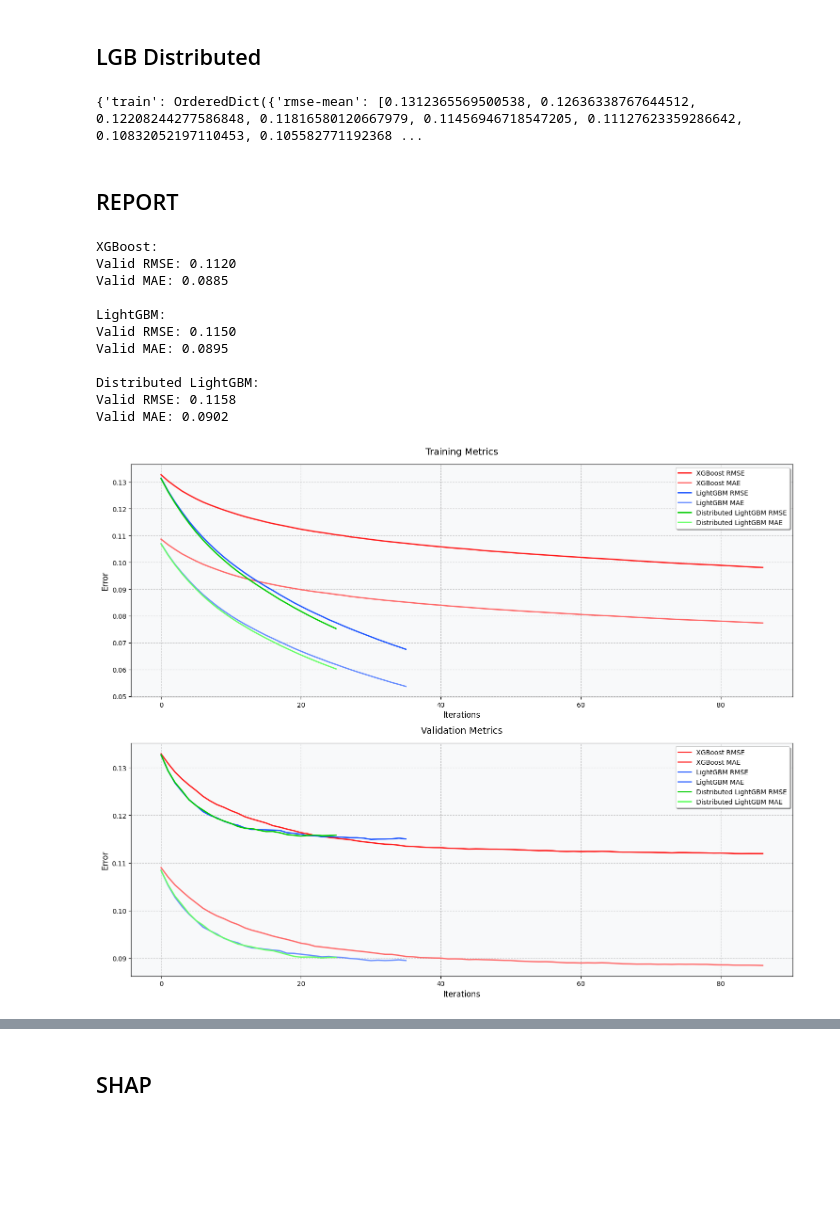
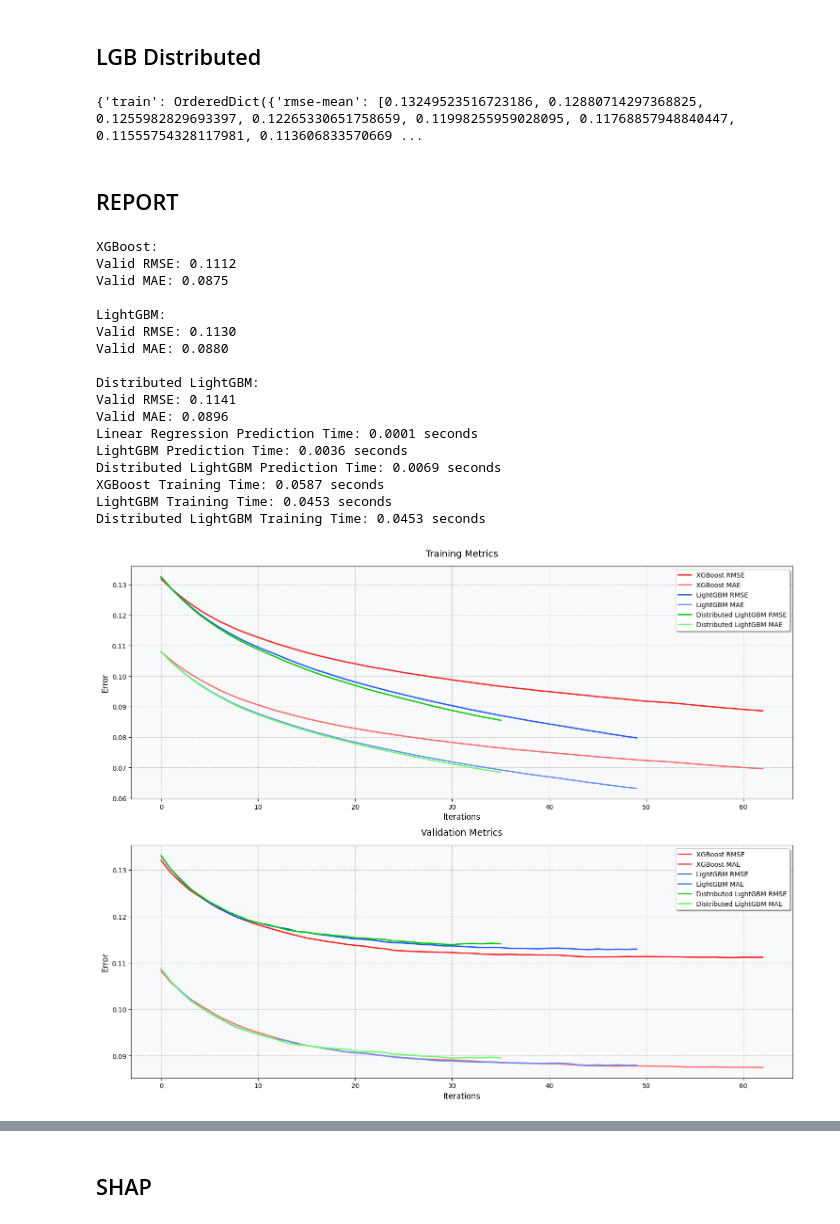
Before and after one commit to CommonDrum/Applied-AI, a Jupyter notebook: code.ipynb, the cells around one changed output, grey strips where cells are left out. Saved outputs shown, nothing was run; the diff lists cells and outputs as text; code cells hidden in the pictures; blank space fills up the shorter version.

```diff
--- a/code.ipynb
+++ b/code.ipynb
@@ -186,9 +196,9 @@ ValueError: Supported target types are: ('binary', 'multiclass'). Got 'continuou
 params = {
         'objective': 'regression',
         'metric': ['rmse', 'mae'],
-        'num_leaves': 20,
+        'num_leaves': 10,
         'learning_rate': 0.1,
-        'min_data_in_leaf': 5,
+        'min_data_in_leaf': 3,
         'bagging_freq': 5,
         'verbose': -1,
         # Distributed settings
@@ -197,6 +207,8 @@ params = {
         'force_row_wise': True
     }
 
+train_data = lgb.Dataset(X_train, label=y_train)
+validation_data = lgb.Dataset(X_test, label=y_test)
 
 
 # Store evaluation history
@@ -205,8 +217,16 @@ record_eval = lgb.record_evaluation(evals_result)
 early_stopping_callback = lgb.early_stopping(5, first_metric_only=False, verbose=False)
 
 
+stop_time_lgb = time.time()
+model_lgb_distributed = lgb.train(
+    params,
+    train_data,
+    valid_sets=[train_data, validation_data],
+    num_boost_round=100,
+    callbacks=[record_eval, early_stopping_callback]
+)
+stop_time_lgb = time.time()
 
-start_time_lgb = time.time()
 
 cv_results = lgb.cv(
     params,
@@ -219,8 +239,6 @@ cv_results = lgb.cv(
     seed=42
 )
 
-stop_time_lgb = time.time()
-
 print(evals_result)
 
 ############    Results    ############
@@ -232,7 +250,7 @@ lgb_train_mae_disributed = evals_result['train']['l1-mean']
 lgb_valid_rmse_disributed = evals_result['valid']['rmse-mean']
 lgb_valid_mae_disributed = evals_result['valid']['l1-mean']
 # %% [output]
-{'train': OrderedDict({'rmse-mean': [0.1312365569500538, 0.12636338767644512, 0.12208244277586848, 0.11816580120667979, 0.11456946718547205, 0.11127623359286642, 0.10832052197110453, 0.105582771192368 ...
+{'train': OrderedDict({'rmse-mean': [0.13249523516723186, 0.12880714297368825, 0.1255982829693397, 0.12265330651758659, 0.11998255959028095, 0.11768857948840447, 0.11555754328117981, 0.113606833570669 ...
 # %% [markdown]
 ## REPORT
 # %%
@@ -302,40 +320,75 @@ def print_final_values(metrics_dict):
         print(f"Valid RMSE: {metrics['valid_rmse'].iloc[-1]:.4f}")
         print(f"Valid MAE: {metrics['valid_mae'].iloc[-1]:.4f}")
 # %%
+# Ensure the feature names are consistent
+feature_names = X.columns
+
 # GBM provides different data types for metrics
 metrics_dict = {
     'XGBoost': {
         'train_rmse': pd.Series(gbm_rsme_train),
         'train_mae': pd.Series(gbm_mae_train),
         'valid_rmse': pd.Series(gbm_rsme),
         'valid_mae': pd.Series(gbm_mae)
     },
     'LightGBM': {
         'train_rmse': pd.Series(lgb_train_rmse),
         'train_mae': pd.Series(lgb_train_mae),
         'valid_rmse': pd.Series(lgb_valid_rmse),
         'valid_mae': pd.Series(lgb_valid_mae)
     },
     'Distributed LightGBM': {
         'train_rmse': pd.Series(lgb_train_rmse_disributed),
         'train_mae': pd.Series(lgb_train_mae_disributed),
         'valid_rmse': pd.Series(lgb_valid_rmse_disributed),
         'valid_mae': pd.Series(lgb_valid_mae_disributed)
     }
 }
 
 print_final_values(metrics_dict)
 plot_split_metrics(metrics_dict)
+
+# Report prediction time
+start_time = time.time()
+linear_predictions = linear_model.predict(X_test)
+stop_time = time.time()
+linear_pred_time = stop_time - start_time
+
+
+start_time = time.time()
+lgb_predictions = model_lgb.predict(X_test)
+stop_time = time.time()
+lgb_pred_time = stop_time - start_time
+
+start_time = time.time()
+lgb_predictions_distributed = model_lgb_distributed.predict(X_test)
+stop_time = time.time()
+lgb_pred_time_distributed = stop_time - start_time
+
+print(f"Linear Regression Prediction Time: {linear_pred_time:.4f} seconds")
+print(f"LightGBM Prediction Time: {lgb_pred_time:.4f} seconds")
+print(f"Distributed LightGBM Prediction Time: {lgb_pred_time_distributed:.4f} seconds")
+
+#train time
+print(f"XGBoost Training Time: {gbm_train_time:.4f} seconds")
+print(f"LightGBM Training Time: {lgb_train_time:.4f} seconds")
+print(f"Distributed LightGBM Training Time: {lgb_train_time:.4f} seconds")
 # %% [output]
 XGBoost:
-Valid RMSE: 0.1120
-Valid MAE: 0.0885
+Valid RMSE: 0.1112
+Valid MAE: 0.0875
 
 LightGBM:
-Valid RMSE: 0.1150
-Valid MAE: 0.0895
+Valid RMSE: 0.1130
+Valid MAE: 0.0880
 
 Distributed LightGBM:
-Valid RMSE: 0.1158
-Valid MAE: 0.0902
+Valid RMSE: 0.1141
+Valid MAE: 0.0896
+Linear Regression Prediction Time: 0.0001 seconds
+LightGBM Prediction Time: 0.0036 seconds
+Distributed LightGBM Prediction Time: 0.0069 seconds
+XGBoost Training Time: 0.0587 seconds
+LightGBM Training Time: 0.0453 seconds
+Distributed LightGBM Training Time: 0.0453 seconds
-[figure, old version]
+[figure, new version]
```
Also changed, not shown: parts of 4 cells of this notebook, 1 other file.
